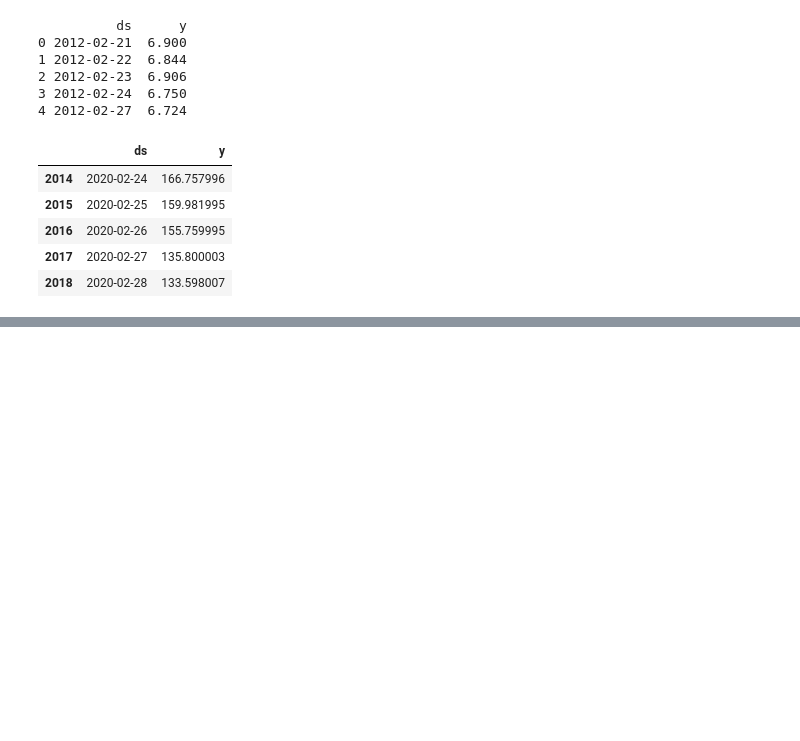
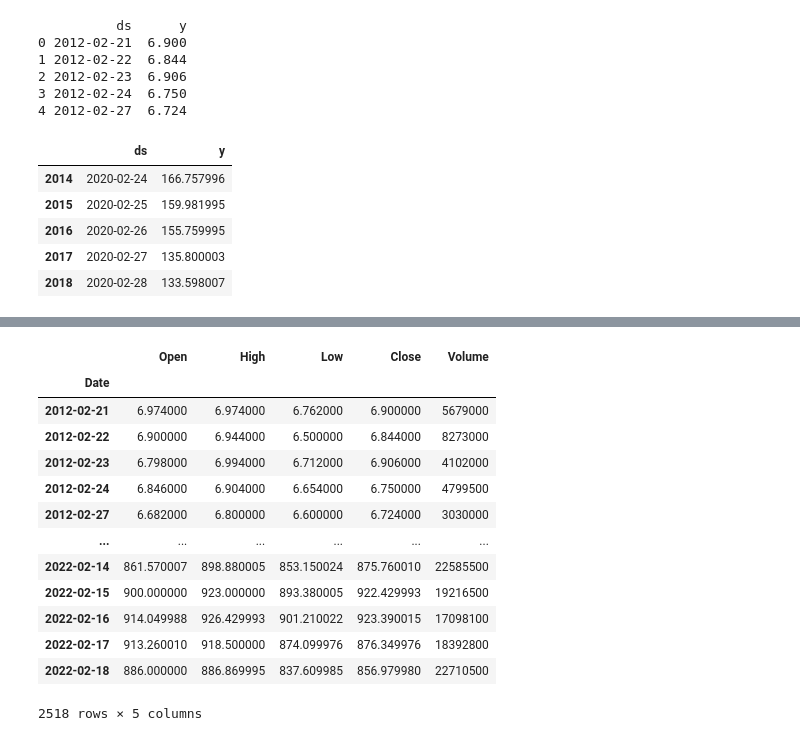
Before and after one commit to brahim-el-merbouh/springstone, a Jupyter notebook: notebooks/brahim_trainer.ipynb, the cells around one changed output, grey strips where cells are left out. Drawn from its saved outputs; the diff is of its cells as text; code cells hidden in the pictures; blank space fills up the shorter version.

```diff
--- a/notebooks/brahim_trainer.ipynb
+++ b/notebooks/brahim_trainer.ipynb
@@ -51,0 +176,17 @@ data_test.head()
+# %%
+df
+# %% [output]
+|  | Open | High | Low | Close | Volume |
+| Date |  |  |  |  |  |
+| 2012-02-21 | 6.974000 | 6.974000 | 6.762000 | 6.900000 | 5679000 |
+| 2012-02-22 | 6.900000 | 6.944000 | 6.500000 | 6.844000 | 8273000 |
+| 2012-02-23 | 6.798000 | 6.994000 | 6.712000 | 6.906000 | 4102000 |
+| 2012-02-24 | 6.846000 | 6.904000 | 6.654000 | 6.750000 | 4799500 |
+| 2012-02-27 | 6.682000 | 6.800000 | 6.600000 | 6.724000 | 3030000 |
+| ... | ... | ... | ... | ... | ... |
+| 2022-02-14 | 861.570007 | 898.880005 | 853.150024 | 875.760010 | 22585500 |
+| 2022-02-15 | 900.000000 | 923.000000 | 893.380005 | 922.429993 | 19216500 |
+| 2022-02-16 | 914.049988 | 926.429993 | 901.210022 | 923.390015 | 17098100 |
+| 2022-02-17 | 913.260010 | 918.500000 | 874.099976 | 876.349976 | 18392800 |
+| 2022-02-18 | 886.000000 | 886.869995 | 837.609985 | 856.979980 | 22710500 |
+2518 rows × 5 columns
```
Also changed, not shown: parts of 15 cells of this notebook, 3 other files.
